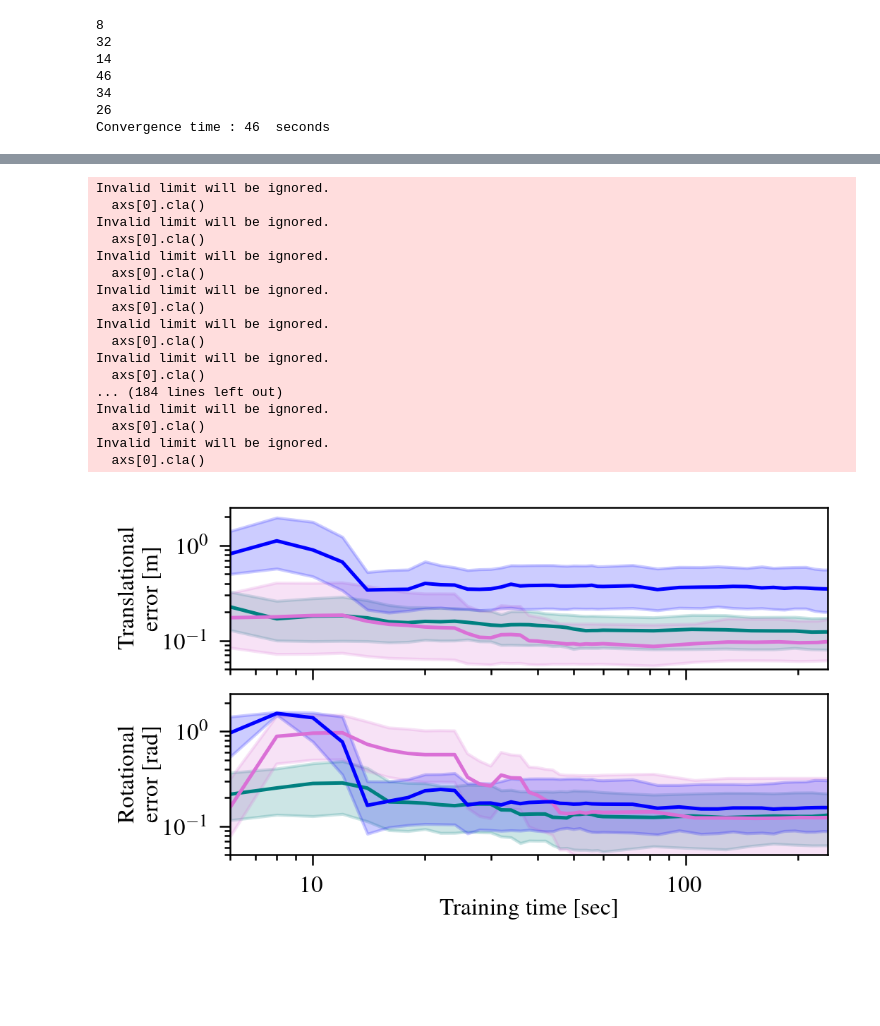
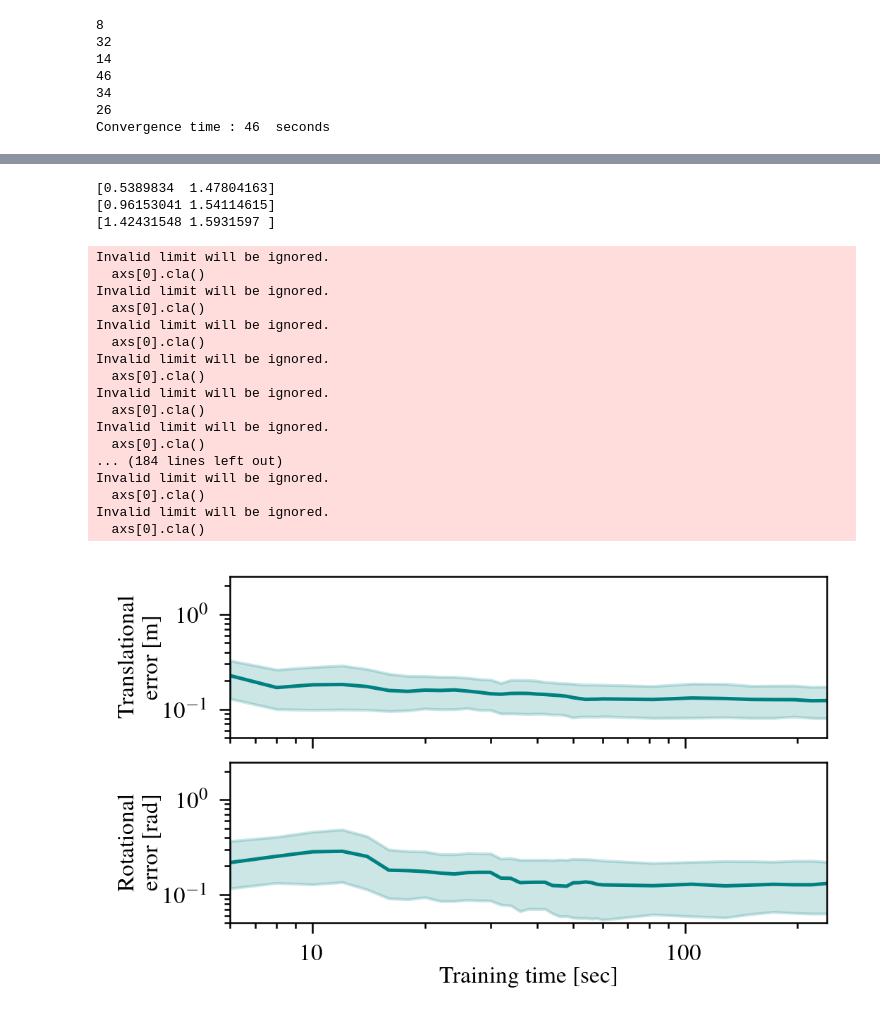
Before and after one commit to norlab-ulaval/norlab_WMRD, a Jupyter notebook: RAL2023/training_time_analysis.ipynb, the cells around one changed output, grey strips where cells are left out. Saved outputs shown, nothing was run; the diff lists cells and outputs as text; code cells hidden in the pictures; blank space fills up the shorter version.

```diff
--- a/RAL2023/training_time_analysis.ipynb
+++ b/RAL2023/training_time_analysis.ipynb
@@ -899,3 +899,11 @@ plt.savefig('figs/training_windows_vs_accuracy_cg_v1.jpg', dpi=500)
+# %%
+print(rotational_slip_prediction_1q_warthog_wheels_gravel[0:2])
+print(rotational_slip_prediction_medians_warthog_wheels_gravel[0:2])
+print(rotational_slip_prediction_3q_warthog_wheels_gravel[0:2])
+# %% [output]
+[0.5389834  1.47804163]
+[0.96153041 1.54114615]
+[1.42431548 1.5931597 ]
 # %%
 # FIGURE ANIMATIONS
 
@@ -969,20 +977,20 @@ axs[1].fill_between(x_linspace_husky_snow_seconds, rotational_slip_prediction_3q
 def update(frame):
     axs[0].cla()
     axs[1].cla()
-    husky_plot = axs[0].plot(x_linspace_husky_snow_seconds[:], translational_slip_prediction_medians_husky_snow[:], color=husky_snow_color, linewidth=plot_line_width)
-    husky_fill = axs[0].fill_between(x_linspace_husky_snow_seconds[:], translational_slip_prediction_3q_husky_snow[:], translational_slip_prediction_1q_husky_snow[:], color=husky_snow_color, alpha=quartile_alpha)
-    axs[1].plot(x_linspace_husky_snow_seconds[:], rotational_slip_prediction_medians_husky_snow[:], color=husky_snow_color, linewidth=plot_line_width)
-    axs[1].fill_between(x_linspace_husky_snow_seconds[:], rotational_slip_prediction_3q_husky_snow[:], rotational_slip_prediction_1q_husky_snow[:], color=husky_snow_color, alpha=quartile_alpha)
+    husky_plot = axs[0].plot(x_linspace_husky_snow_seconds[:frame], translational_slip_prediction_medians_husky_snow[:frame], color=husky_snow_color, linewidth=plot_line_width)
+    husky_fill = axs[0].fill_between(x_linspace_husky_snow_seconds[:frame], translational_slip_prediction_3q_husky_snow[:frame], translational_slip_prediction_1q_husky_snow[:frame], color=husky_snow_color, alpha=quartile_alpha)
+    axs[1].plot(x_linspace_husky_snow_seconds[:frame], rotational_slip_prediction_medians_husky_snow[:frame], color=husky_snow_color, linewidth=plot_line_width)
+    axs[1].fill_between(x_linspace_husky_snow_seconds[:frame], rotational_slip_prediction_3q_husky_snow[:frame], rotational_slip_prediction_1q_husky_snow[:frame], color=husky_snow_color, alpha=quartile_alpha)
 
-    marmotte_plot = axs[0].plot(x_linspace_marmotte_tile_seconds[:], translational_slip_prediction_medians_marmotte_tile[:], color=marmotte_tile_color, linewidth=plot_line_width)
-    marmotte_fill = axs[0].fill_between(x_linspace_marmotte_tile_seconds[:], translational_slip_prediction_3q_marmotte_tile[:], translational_slip_prediction_1q_marmotte_tile[:], color=marmotte_tile_color, alpha=quartile_alpha)
-    axs[1].plot(x_linspace_marmotte_tile_seconds[:], rotational_slip_prediction_medians_marmotte_tile[:], color=marmotte_tile_color, linewidth=plot_line_width)
-    axs[1].fill_between(x_linspace_marmotte_tile_seconds[:], rotational_slip_prediction_3q_marmotte_tile[:], rotational_slip_prediction_1q_marmotte_tile[:], color=marmotte_tile_color, alpha=quartile_alpha)
+    # marmotte_plot = axs[0].plot(x_linspace_marmotte_tile_seconds[:frame], translational_slip_prediction_medians_marmotte_tile[:frame], color=marmotte_tile_color, linewidth=plot_line_width)
+    # marmotte_fill = axs[0].fill_between(x_linspace_marmotte_tile_seconds[:frame], translational_slip_prediction_3q_marmotte_tile[:frame], translational_slip_prediction_1q_marmotte_tile[:frame], color=marmotte_tile_color, alpha=quartile_alpha)
+    # axs[1].plot(x_linspace_marmotte_tile_seconds[:frame], rotational_slip_prediction_medians_marmotte_tile[:frame], color=marmotte_tile_color, linewidth=plot_line_width)
+    # axs[1].fill_between(x_linspace_marmotte_tile_seconds[:frame], rotational_slip_prediction_3q_marmotte_tile[:frame], rotational_slip_prediction_1q_marmotte_tile[:frame], color=marmotte_tile_color, alpha=quartile_alpha)
     #
-    warthog_plot = axs[0].plot(x_linspace_warthog_wheels_gravel_seconds[:frame], translational_slip_prediction_medians_warthog_wheels_gravel[:frame], color=warthog_wheels_color, linewidth=plot_line_width)
-    warthog_fill = axs[0].fill_between(x_linspace_warthog_wheels_gravel_seconds[:frame], translational_slip_prediction_3q_warthog_wheels_gravel[:frame], translational_slip_prediction_1q_warthog_wheels_gravel[:frame], color=warthog_wheels_color, alpha=quartile_alpha)
-    axs[1].plot(x_linspace_warthog_wheels_gravel_seconds[:frame], rotational_slip_prediction_medians_warthog_wheels_gravel[:frame], color=warthog_wheels_color, linewidth=plot_line_width)
-    axs[1].fill_between(x_linspace_warthog_wheels_gravel_seconds[:frame], rotational_slip_prediction_3q_warthog_wheels_gravel[:frame], rotational_slip_prediction_1q_warthog_wheels_gravel[:frame], color=warthog_wheels_color, alpha=quartile_alpha)
+    # warthog_plot = axs[0].plot(x_linspace_warthog_wheels_gravel_seconds[:frame], translational_slip_prediction_medians_warthog_wheels_gravel[:frame], color=warthog_wheels_color, linewidth=plot_line_width)
+    # warthog_fill = axs[0].fill_between(x_linspace_warthog_wheels_gravel_seconds[:frame], translational_slip_prediction_3q_warthog_wheels_gravel[:frame], translational_slip_prediction_1q_warthog_wheels_gravel[:frame], color=warthog_wheels_color, alpha=quartile_alpha)
+    # axs[1].plot(x_linspace_warthog_wheels_gravel_seconds[:frame], rotational_slip_prediction_medians_warthog_wheels_gravel[:frame], color=warthog_wheels_color, linewidth=plot_line_width)
+    # axs[1].fill_between(x_linspace_warthog_wheels_gravel_seconds[:frame], rotational_slip_prediction_3q_warthog_wheels_gravel[:frame], rotational_slip_prediction_1q_warthog_wheels_gravel[:frame], color=warthog_wheels_color, alpha=quartile_alpha)
 
     # return (warthog_plot[0], warthog_fill)
 
@@ -1002,36 +1010,36 @@ def update(frame):
     axs[1].set_yscale('log')
 
     # axs[0].set_yticks([0, 1, 2])
     # axs[1].set_yticks([0, 1, 2])
 
     axs[0].set_xlim(3*2, 120*2)
     axs[1].set_xticks([10, 100], labels=[r'$10$', r'$100$'])
     # axs[1].text(critical_num_windows, -0.4, str(critical_num_windows), ha='center', va='center', fontsize=8, color=critical_num_color)
     # axs[1].text(46, 0.033, str(critical_num_windows), ha='center', va='top', fontsize=8, color=critical_num_color)
 
 
 ani = animation.FuncAnimation(fig=fig, func=update, frames=100, interval=30)
-# ani.save('anim/training_time_husky.mp4', fps=20)
-# ani.save('anim/training_time_husky_marmotte.mp4', fps=20)
-ani.save('anim/training_time_husky_marmotte_warthog.mp4', fps=20)
+ani.save('anim/training_time_husky.mp4', fps=20, dpi=1000)
+# ani.save('anim/training_time_husky_marmotte.mp4', fps=20, dpi=1000)
+# ani.save('anim/training_time_husky_marmotte_warthog.mp4', fps=20, dpi=1000)
 # %% [output]
 Invalid limit will be ignored.
   axs[0].cla()
 Invalid limit will be ignored.
   axs[0].cla()
 Invalid limit will be ignored.
   axs[0].cla()
 Invalid limit will be ignored.
   axs[0].cla()
 Invalid limit will be ignored.
   axs[0].cla()
 Invalid limit will be ignored.
   axs[0].cla()
 ... (184 lines left out)
 Invalid limit will be ignored.
   axs[0].cla()
 Invalid limit will be ignored.
   axs[0].cla()
-[figure, old version]
+[figure, new version]
 # %%
 x_linspace = np.logspace(0, )
```
Also changed, not shown: parts of 2 cells of this notebook, 23 other files.
